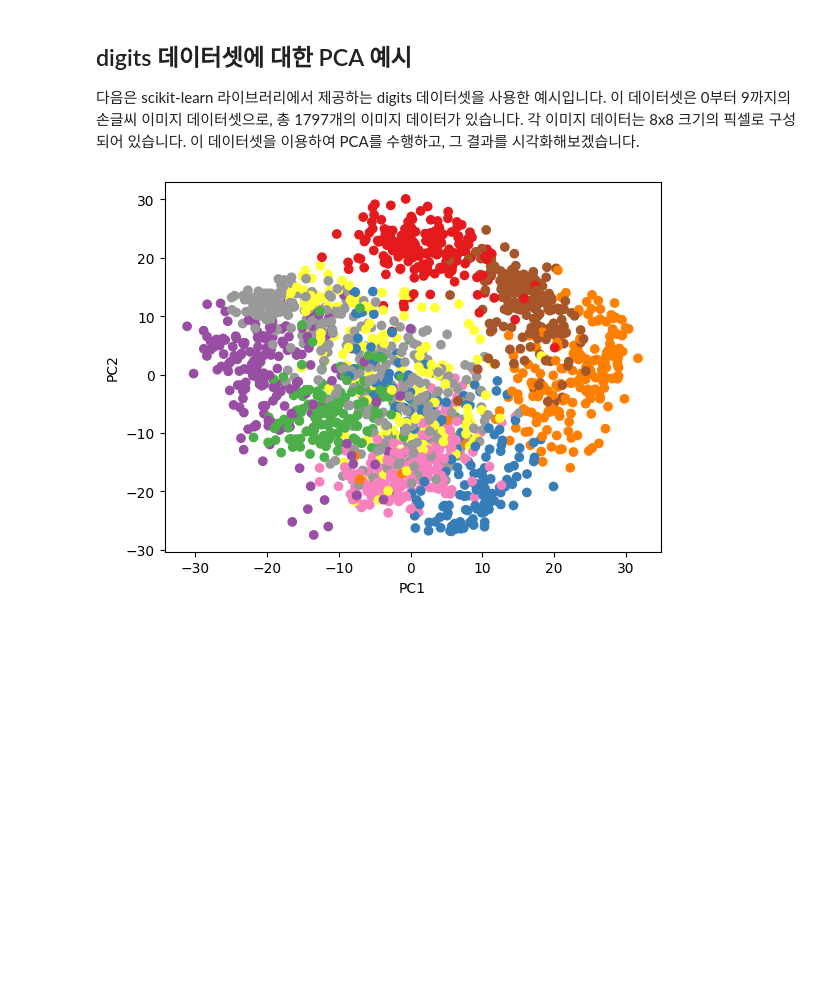
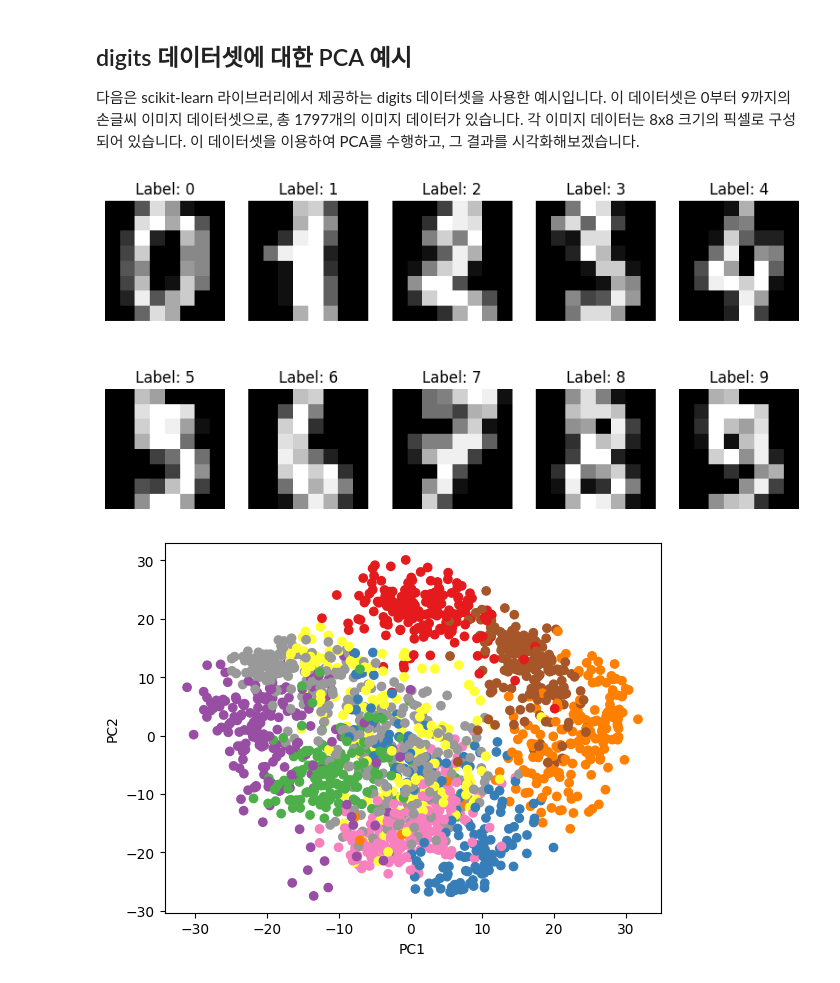
Before and after one commit to eagle705/nlp-book, a Jupyter notebook: _sources/Appendix/LinearAlgebra/eigen_example.ipynb, the cells around one changed output. Cells and saved outputs as stored; diff of their text form; code cells hidden in the pictures; blank space fills up the shorter version.

```diff
--- a/_sources/Appendix/LinearAlgebra/eigen_example.ipynb
+++ b/_sources/Appendix/LinearAlgebra/eigen_example.ipynb
@@ -63,4 +63,24 @@ plt.show()
 # %% [markdown]
 ## digits 데이터셋에 대한 PCA 예시
 다음은 scikit-learn 라이브러리에서 제공하는 digits 데이터셋을 사용한 예시입니다. 이 데이터셋은 0부터 9까지의 손글씨 이미지 데이터셋으로, 총 1797개의 이미지 데이터가 있습니다. 각 이미지 데이터는 8x8 크기의 픽셀로 구성되어 있습니다. 이 데이터셋을 이용하여 PCA를 수행하고, 그 결과를 시각화해보겠습니다.
+# %%
+import numpy as np
+import matplotlib.pyplot as plt
+from sklearn import datasets
+from sklearn.decomposition import PCA
+
+# digits 데이터셋 로드
+digits = datasets.load_digits()
+
+# 10개의 이미지 랜덤 선택 및 시각화
+fig, ax = plt.subplots(nrows=2, ncols=5, figsize=(10, 5))
+for i in range(2):
+    for j in range(5):
+        k = i * 5 + j
+        ax[i, j].imshow(digits.images[k], cmap='gray')
+        ax[i, j].set_title(f"Label: {digits.target[k]}")
+        ax[i, j].axis('off')
+plt.show()
+# %% [output]
+[figure, added]
 # %%
```
Also changed, not shown: parts of 3 cells of this notebook, 7 other files.
